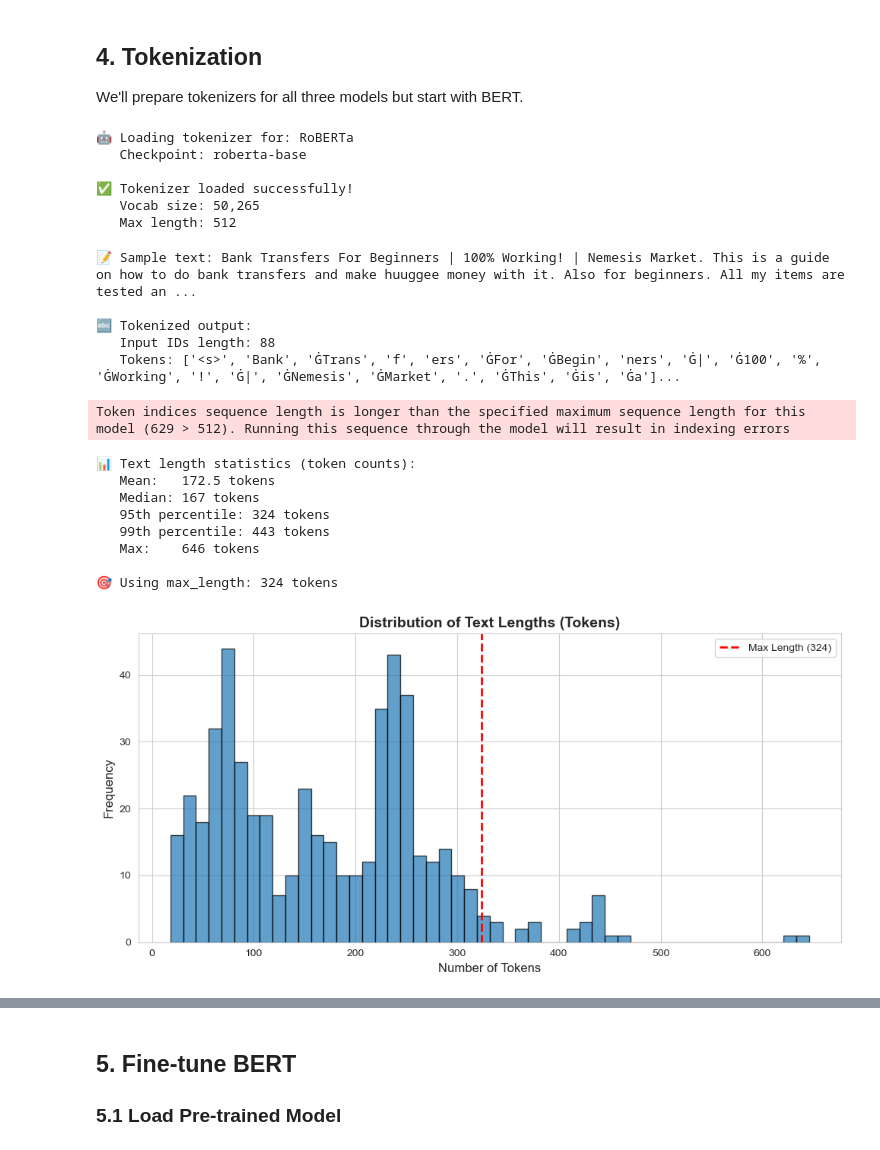
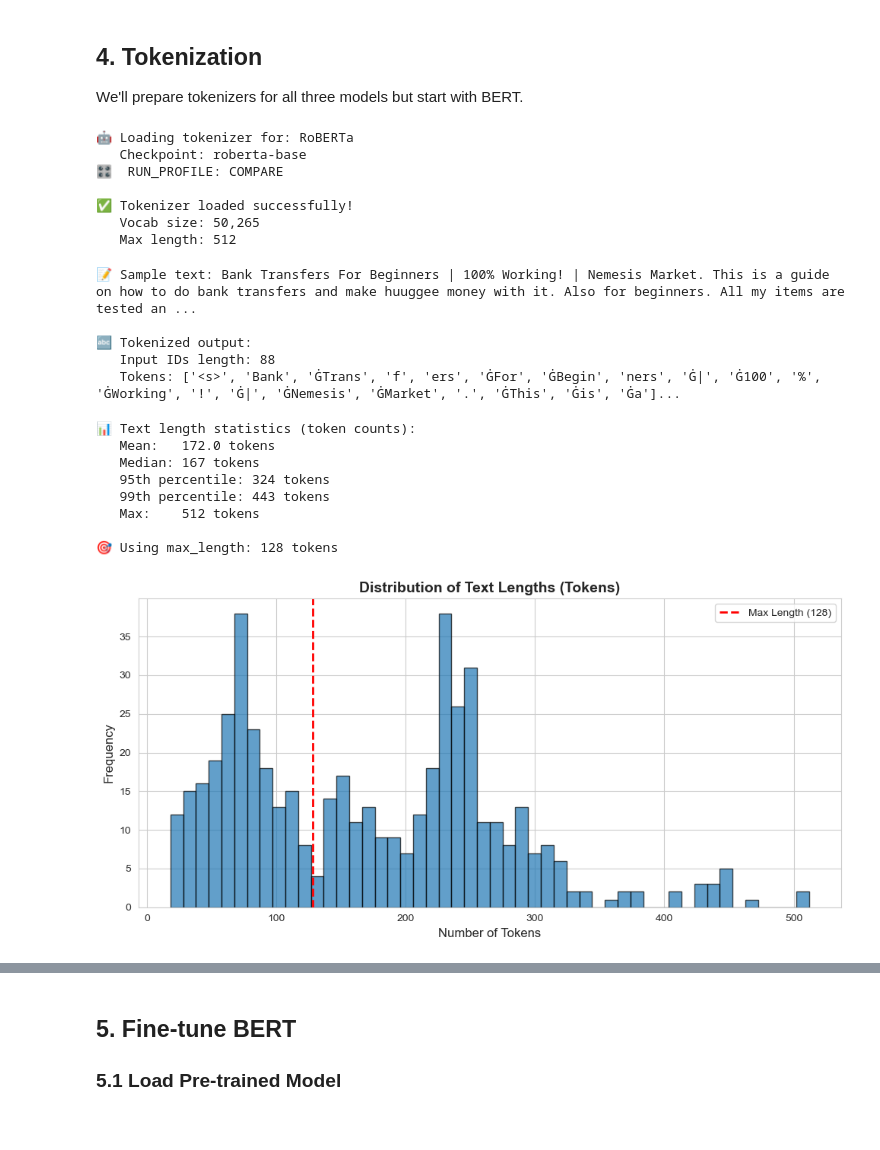
Before and after one commit to dApY3112/NLP-Trade-Message, a Jupyter notebook: advanced_model_bert.ipynb, the cells around one changed output, grey strips where cells are left out. Saved outputs shown, nothing was run; the diff lists cells and outputs as text; code cells hidden in the pictures.

```diff
--- a/advanced_model_bert.ipynb
+++ b/advanced_model_bert.ipynb
@@ -234,19 +280,59 @@ DatasetDict({
 
 We'll prepare tokenizers for all three models but start with BERT.
 # %%
-# Define model checkpoints
+# Define model checkpoints (main + lightweight for comparison)
 MODEL_CHECKPOINTS = {
+    # Main backbones
     'BERT': 'bert-base-uncased',
     'RoBERTa': 'roberta-base',
-    'XLM-RoBERTa': 'xlm-roberta-base'
+    'XLM-RoBERTa': 'xlm-roberta-base',
+    # Lightweight / small backbones
+    'DistilBERT': 'distilbert-base-uncased',
+    'DistilRoBERTa': 'distilroberta-base',
+    'ELECTRA-Small': 'google/electra-small-discriminator',
+    'BERT-Tiny': 'prajjwal1/bert-tiny',
+    'BERT-Mini': 'prajjwal1/bert-mini',
+    'BERT-Small': 'prajjwal1/bert-small',
 }
 
-# Start with BERT
-current_model_name = 'RoBERTa'
+# Run profile presets: choose one
+#   - FAST: quick smoke-test (1 epoch + optional subsample)
+#   - COMPARE: fair comparison across main vs lightweight (fixed max_length, more epochs, no checkpoint overhead)
+#   - PAPER: slower, saves best checkpoints, allows early stopping
+RUN_PROFILE = 'COMPARE'  # 'FAST' | 'COMPARE' | 'PAPER'
+
+FAST_MODE = RUN_PROFILE.upper() == 'FAST'
+COMPARE_MODE = RUN_PROFILE.upper() == 'COMPARE'
+PAPER_MODE = RUN_PROFILE.upper() == 'PAPER'
+
+# FAST preset
+FAST_MAX_LENGTH = 128
+FAST_NUM_EPOCHS = 1
+FAST_TRAIN_BATCH_SIZE = 8
+FAST_EVAL_BATCH_SIZE = 16
+FAST_MAX_TRAIN_SAMPLES = 2000
+FAST_MAX_EVAL_SAMPLES = 500
+
+# COMPARE preset (recommended for main vs lightweight comparison)
+COMPARE_MAX_LENGTH = 128
+COMPARE_NUM_EPOCHS = 3
+COMPARE_TRAIN_BATCH_SIZE = 8
+COMPARE_EVAL_BATCH_SIZE = 16
+COMPARE_MAX_TRAIN_SAMPLES = None  # set an int to subsample, or None for full train split
+COMPARE_MAX_EVAL_SAMPLES = None   # set an int to subsample, or None for full val/test splits
+
+# PAPER preset (heavier, saves checkpoints)
+PAPER_NUM_EPOCHS = 3
+PAPER_TRAIN_BATCH_SIZE = 16
+PAPER_EVAL_BATCH_SIZE = 32
+
+# Choose which model to fine-tune in this notebook section
+current_model_name = 'RoBERTa'  # e.g. 'BERT', 'DistilRoBERTa', 'ELECTRA-Small'
 model_checkpoint = MODEL_CHECKPOINTS[current_model_name]
 
 print(f"🤖 Loading tokenizer for: {current_model_name}")
 print(f"   Checkpoint: {model_checkpoint}")
+print(f"🎛️  RUN_PROFILE: {RUN_PROFILE}")
 
 tokenizer = AutoTokenizer.from_pretrained(model_checkpoint)
 
@@ -256,6 +342,7 @@ print(f"   Max length: {tokenizer.model_max_length}")
 # %% [output]
 🤖 Loading tokenizer for: RoBERTa
    Checkpoint: roberta-base
+🎛️  RUN_PROFILE: COMPARE
 
 ✅ Tokenizer loaded successfully!
    Vocab size: 50,265
@@ -277,40 +364,44 @@ print(f"   Tokens: {tokenizer.convert_ids_to_tokens(tokens['input_ids'][:20])}..
    Tokens: ['<s>', 'Bank', 'ĠTrans', 'f', 'ers', 'ĠFor', 'ĠBegin', 'ners', 'Ġ|', 'Ġ100', '%', 'ĠWorking', '!', 'Ġ|', 'ĠNemesis', 'ĠMarket', '.', 'ĠThis', 'Ġis', 'Ġa']...
 # %%
 # Analyze text lengths to determine optimal max_length
-text_lengths = [len(tokenizer.encode(text, truncation=False)) for text in X_train[:500]]  # Sample 500 for speed
+text_lengths = [len(tokenizer.encode(text, truncation=True, max_length=512)) for text in X_train[:500]]  # Sample 500 for speed
 
 print(f"📊 Text length statistics (token counts):")
 print(f"   Mean:   {np.mean(text_lengths):.1f} tokens")
 print(f"   Median: {np.median(text_lengths):.0f} tokens")
 print(f"   95th percentile: {np.percentile(text_lengths, 95):.0f} tokens")
 print(f"   99th percentile: {np.percentile(text_lengths, 99):.0f} tokens")
 print(f"   Max:    {np.max(text_lengths)} tokens")
 
-# Set max_length to cover 95% of texts
-MAX_LENGTH = min(int(np.percentile(text_lengths, 95)), 512)  # BERT max is 512
+# Default max_length based on data (paper-style)
+MAX_LENGTH = min(int(np.percentile(text_lengths, 95)), 512)  # model max is 512
+if FAST_MODE:
+    MAX_LENGTH = int(FAST_MAX_LENGTH)
+elif COMPARE_MODE:
+    MAX_LENGTH = int(COMPARE_MAX_LENGTH)
+
 print(f"\n🎯 Using max_length: {MAX_LENGTH} tokens")
 
 # Visualize distribution
 plt.figure(figsize=(10, 5))
 plt.hist(text_lengths, bins=50, edgecolor='black', alpha=0.7)
 plt.axvline(MAX_LENGTH, color='red', linestyle='--', linewidth=2, label=f'Max Length ({MAX_LENGTH})')
 plt.xlabel('Number of Tokens', fontsize=12)
 plt.ylabel('Frequency', fontsize=12)
 plt.title('Distribution of Text Lengths (Tokens)', fontsize=14, fontweight='bold')
 plt.legend()
 plt.tight_layout()
 plt.show()
 # %% [output]
-Token indices sequence length is longer than the specified maximum sequence length for this model (629 > 512). Running this sequence through the model will result in indexing errors
+📊 Text length statistics (token counts):
+   Mean:   172.0 tokens
+   Median: 167 tokens
+   95th percentile: 324 tokens
+   99th percentile: 443 tokens
+   Max:    512 tokens
+
+🎯 Using max_length: 128 tokens
-📊 Text length statistics (token counts):
-   Mean:   172.5 tokens
-   Median: 167 tokens
-   95th percentile: 324 tokens
-   99th percentile: 443 tokens
-   Max:    646 tokens
-
-🎯 Using max_length: 324 tokens
-[figure, old version]
+[figure, new version]
 # %%
 # Tokenization function
 def tokenize_function(examples):
```
Also changed, not shown: parts of 12 cells of this notebook, 9 other files.
